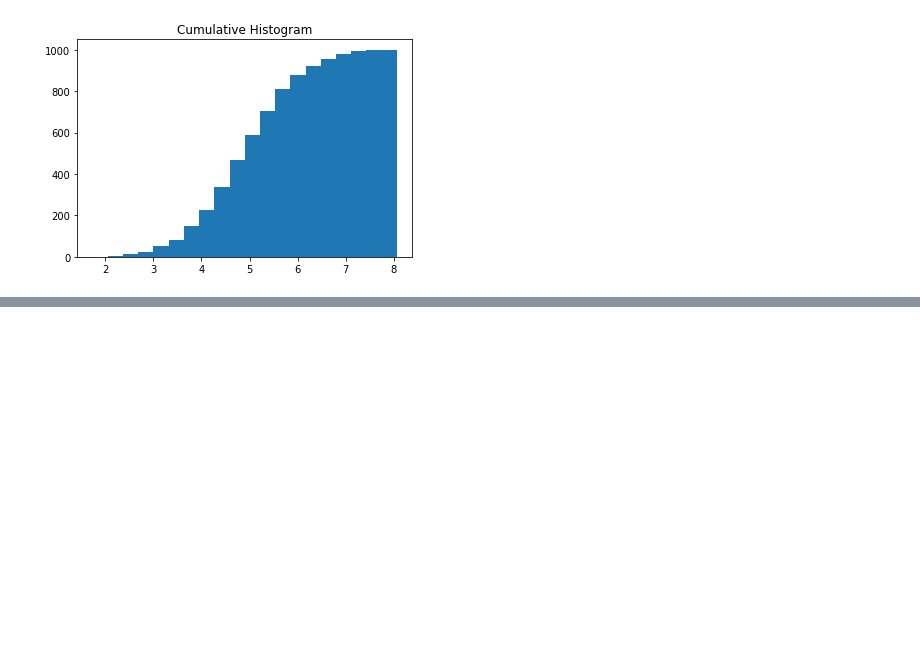
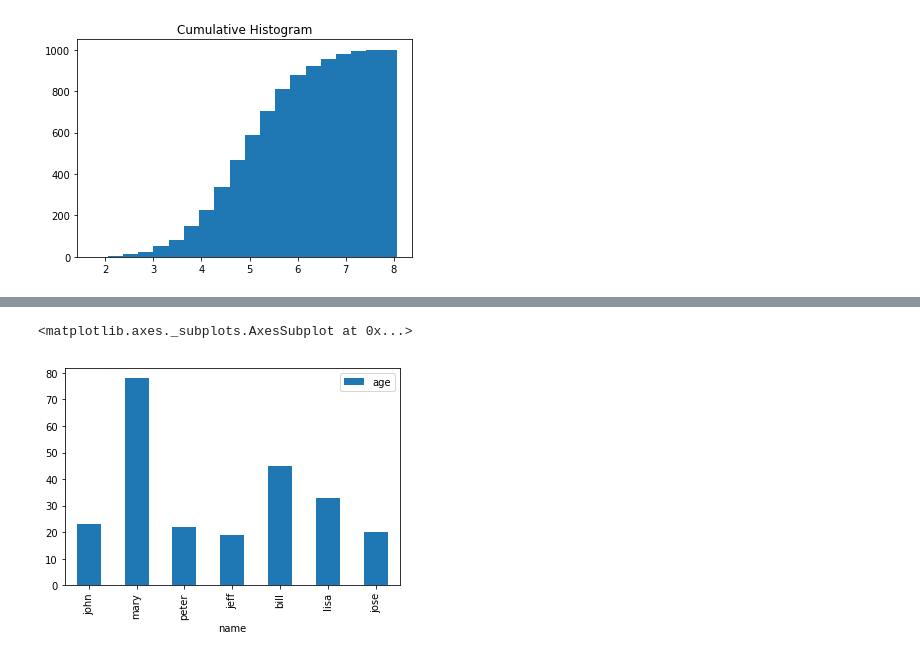
Before and after one commit to natriumoxid/course_jupyter, a Jupyter notebook: introduction_to_ipython_with_solutions.ipynb, the cells around one changed output, grey strips where cells are left out. Drawn from its saved outputs; the diff is of its cells as text; code cells hidden in the pictures; blank space fills up the shorter version.

```diff
--- a/introduction_to_ipython_with_solutions.ipynb
+++ b/introduction_to_ipython_with_solutions.ipynb
@@ -611,0 +628,9 @@ Create a line graph with the iris dataset on your Jupyter Notebook.
+# %%
+import matplotlib.pyplot as plt
+import pandas as pd
+
+# a simple line plot
+df.plot(kind='bar',x='name',y='age')
+# %% [output]
+<matplotlib.axes._subplots.AxesSubplot at 0x...>
+[figure, added]
```
Also changed, not shown: parts of 6 cells of this notebook.
